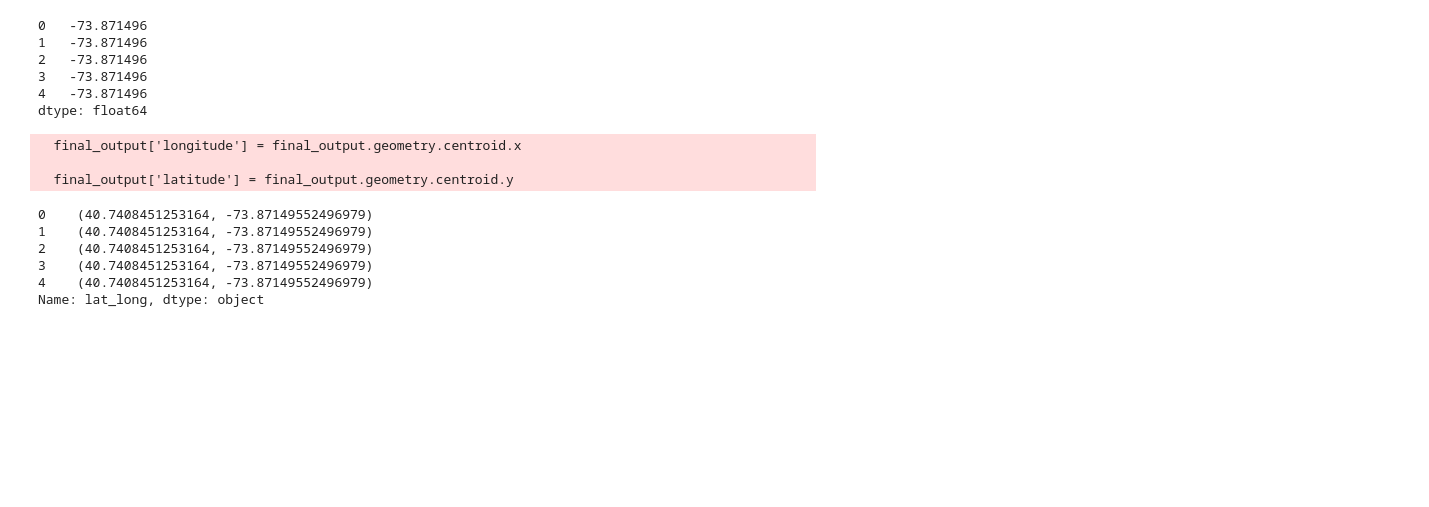
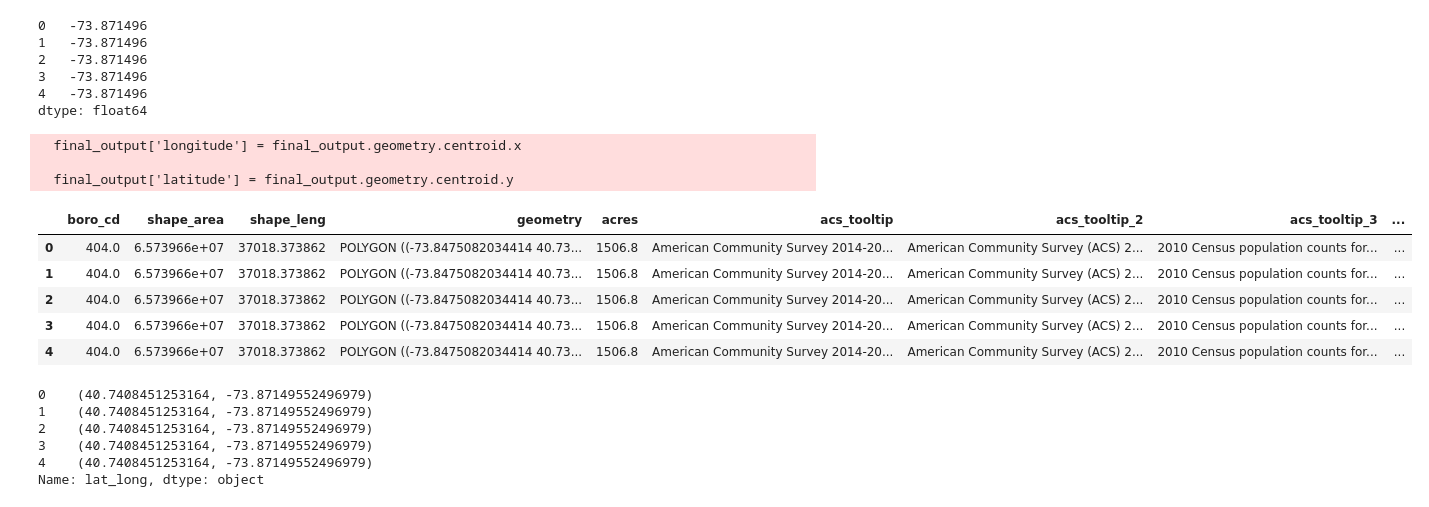
Before and after one commit to sarahJune1/block_party, a Jupyter notebook: workflows/add_geometries.ipynb, the cells around one changed output. Drawn from its saved outputs; the diff is of its cells as text; code cells hidden in the pictures; blank space fills up the shorter version.

```diff
--- a/workflows/add_geometries.ipynb
+++ b/workflows/add_geometries.ipynb
@@ -185,5 +185,16 @@ final_output = final_output.drop(columns=["longitude", 'latitude'])
 # %%
 final_output['lat_long'] = list(zip(final_output.latitude, final_output.longitude))
+# %%
+final_output = pd.read_csv("../data/zoning_case_study_metadata_shp.csv")
+# %%
+final_output.head()
+# %% [output]
+|  | boro_cd | shape_area | shape_leng | geometry | acres | acs_tooltip | acs_tooltip_2 | acs_tooltip_3 | ... |
+| 0 | 404.0 | 6.573966e+07 | 37018.373862 | POLYGON ((-73.8475082034414 40.73... | 1506.8 | American Community Survey 2014-20... | American Community Survey (ACS) 2... | 2010 Census population counts for... | ... |
+| 1 | 404.0 | 6.573966e+07 | 37018.373862 | POLYGON ((-73.8475082034414 40.73... | 1506.8 | American Community Survey 2014-20... | American Community Survey (ACS) 2... | 2010 Census population counts for... | ... |
+| 2 | 404.0 | 6.573966e+07 | 37018.373862 | POLYGON ((-73.8475082034414 40.73... | 1506.8 | American Community Survey 2014-20... | American Community Survey (ACS) 2... | 2010 Census population counts for... | ... |
+| 3 | 404.0 | 6.573966e+07 | 37018.373862 | POLYGON ((-73.8475082034414 40.73... | 1506.8 | American Community Survey 2014-20... | American Community Survey (ACS) 2... | 2010 Census population counts for... | ... |
+| 4 | 404.0 | 6.573966e+07 | 37018.373862 | POLYGON ((-73.8475082034414 40.73... | 1506.8 | American Community Survey 2014-20... | American Community Survey (ACS) 2... | 2010 Census population counts for... | ... |
 # %%
 final_output.head()['lat_long']
 # %% [output]
```
Also changed, not shown: parts of 4 cells of this notebook, 7 other files.
